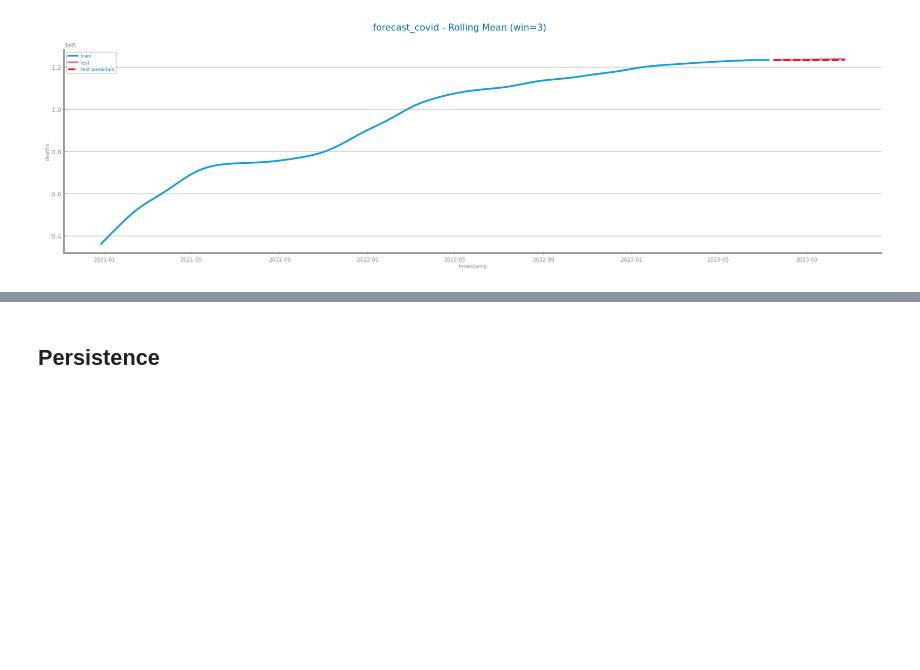
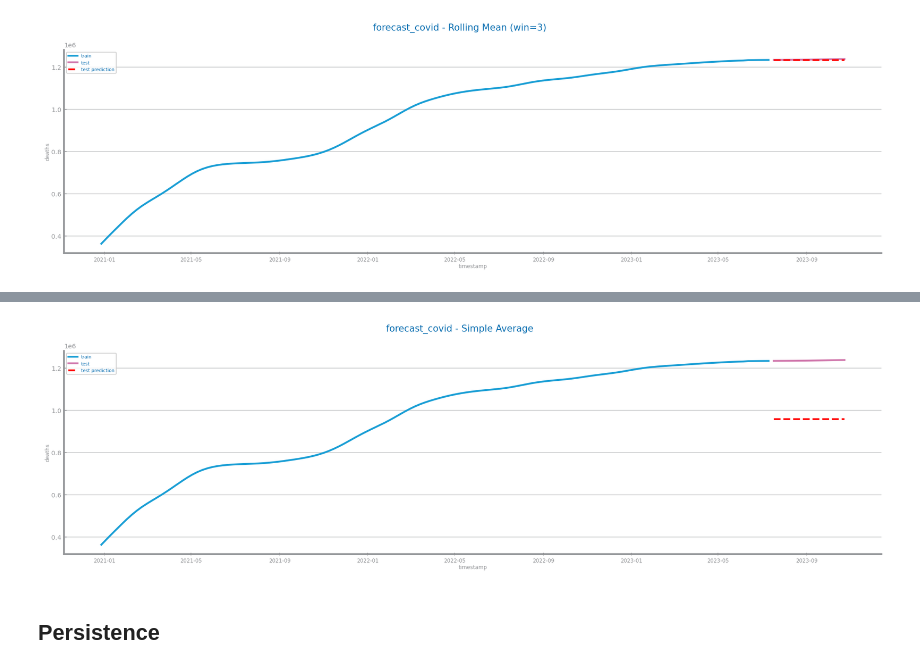
Before and after one commit to esteves3/data-science, a Jupyter notebook: forecasting-covid-data-transformation.ipynb, the cells around one changed output, grey strips where cells are left out. Drawn from its saved outputs; the diff is of its cells as text; code cells hidden in the pictures; blank space fills up the shorter version.

```diff
--- a/forecasting-covid-data-transformation.ipynb
+++ b/forecasting-covid-data-transformation.ipynb
@@ -412,3 +442,15 @@ savefig(f"images/{file_tag}_rollingmean_{measure}_forecast.png")
+# %%
+plot_forecasting_series(
+    train,
+    test,
+    prd_tst,
+    title=f"{file_tag} - Simple Average",
+    xlabel=timecol,
+    ylabel=target,
+)
+savefig(f"images/forecast/{file_tag}_simpleAvg_forecast.png")
+# %% [output]
+[figure, added]
 # %% [markdown]
 ## Persistence
 # %%
```
Also changed, not shown: parts of 11 cells of this notebook.
